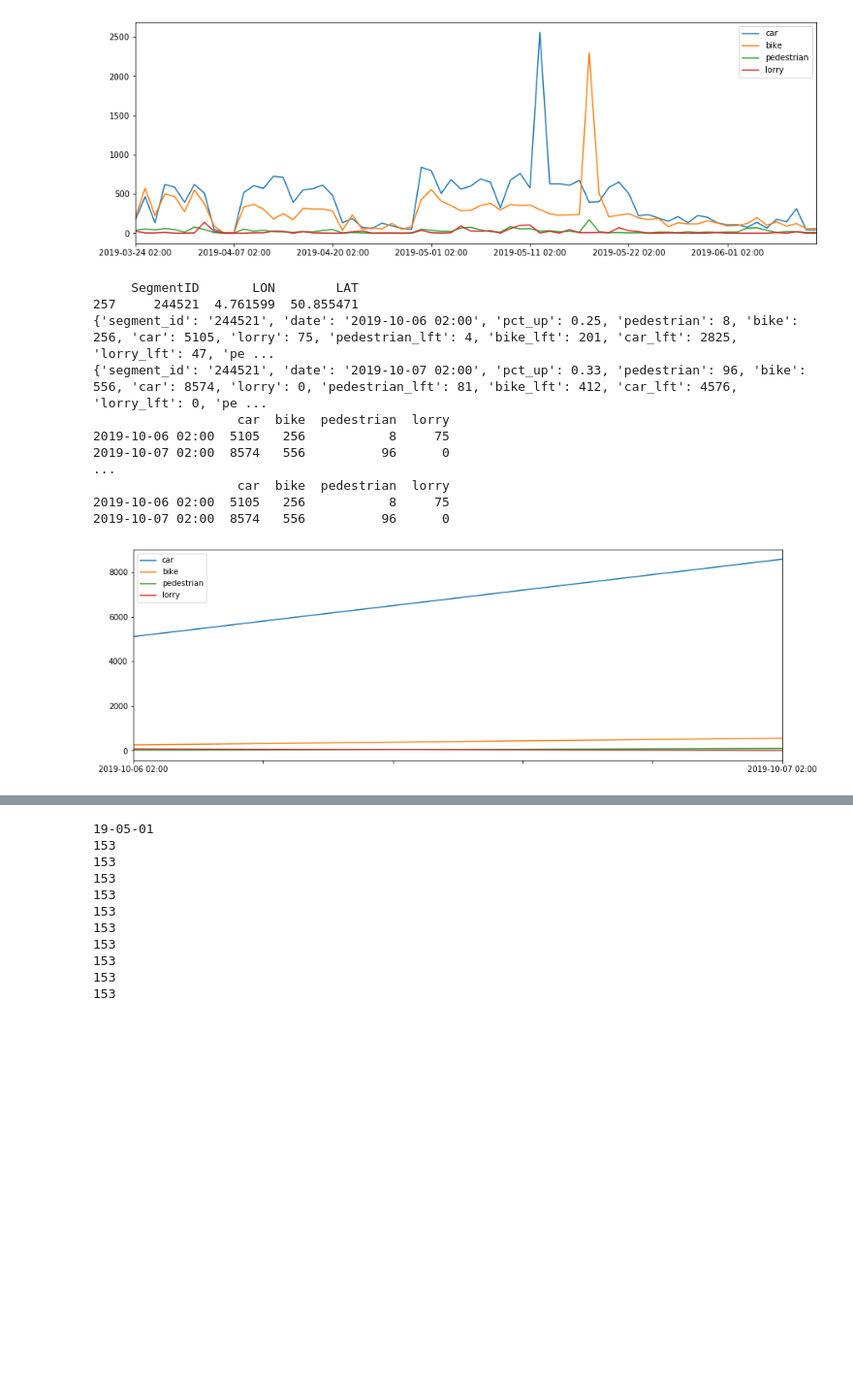
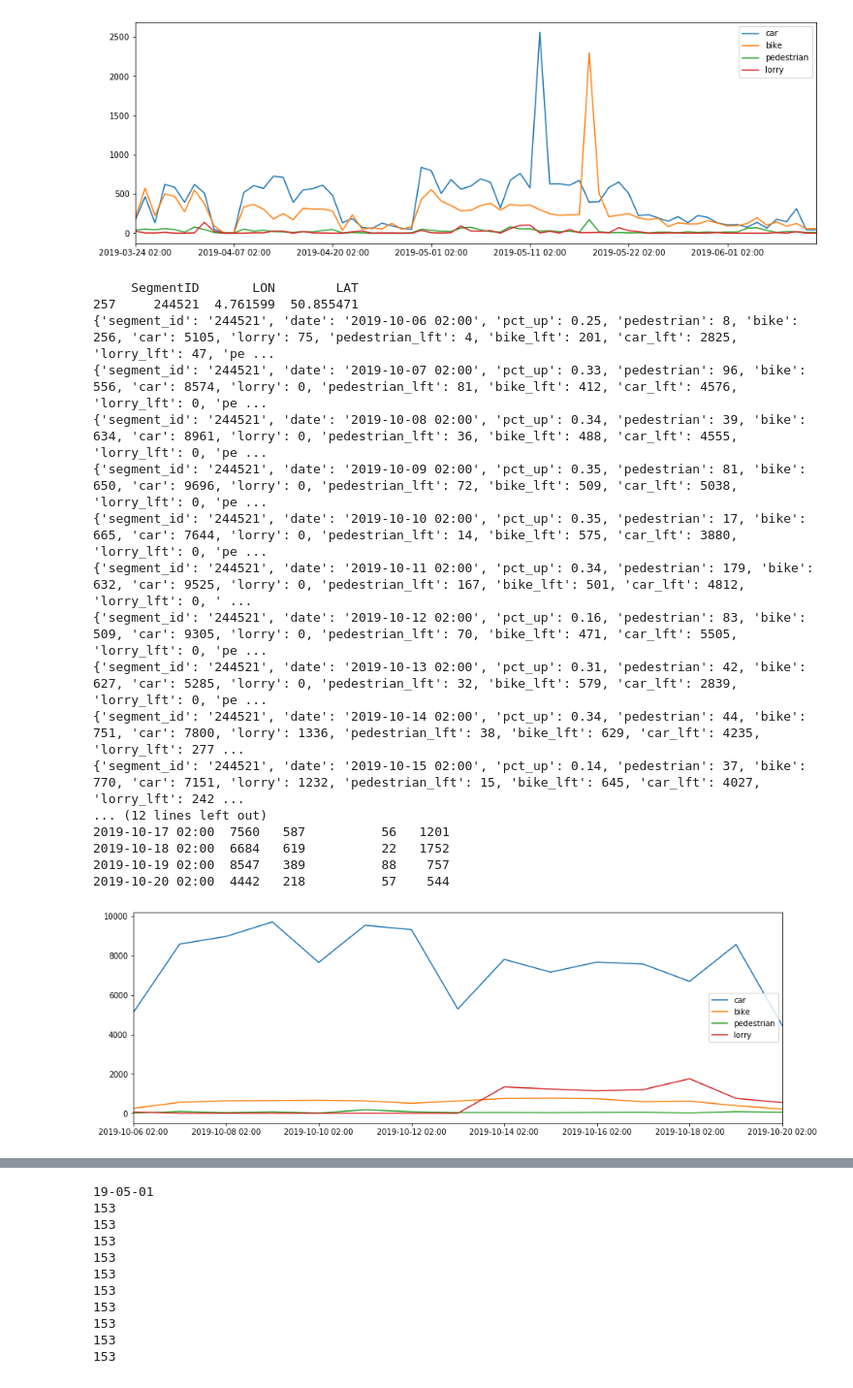
Before and after one commit to eoguzinci/KUL_Datathon_Laqua, a Jupyter notebook: Telraam/main.ipynb, the cells around one changed output, grey strips where cells are left out. Shown at 97% size. Cells and saved outputs as stored; diff of their text form; code cells hidden in the pictures; blank space fills up the shorter version.

Commit message:
traffic visualization updated

```diff
--- a/Telraam/main.ipynb
+++ b/Telraam/main.ipynb
@@ -262,39 +262,47 @@ dfsegment.plot(figsize=(15,5));
 # %%
 # read segment info from the reports
 i = 0
 print(LeuvenSegmentCoordinates[LeuvenSegmentCoordinates['SegmentID']==LeuvenSegmentIDs[i]])
 url = "https://telraam-api.net/v0/reports/" + str(LeuvenSegmentIDs[i])
-param = "{\n    \"time_start\": \"2019-10-06 00:01\",\n    \"time_end\": \"2019-10-07 23:59\",\n    \"level\": \"segments\",\n    \"format\": \"per-day\"\n}"
+day_start = "2019-10-06"
+day_end = "2019-10-20"
+param = "{\n    \"time_start\": \""+day_start+" 00:01\",\n    \"time_end\": \""+day_end+" 23:59\",\n    \"level\": \"segments\",\n    \"format\": \"per-day\"\n}"
 headers = {'Content-Type': 'application/json'}
 r = requests.request("POST", url, headers=headers,data = param)
 # print(r.json())
 
 # vehicle info data frame
 dfsegment = pd.DataFrame()
 for i in np.arange(0,len((r.json()['report'][:]))):
     info = r.json()['report'][i]
     print(info)
 #     df_info = pd.DataFrame({'car':info['car'],'bike':info['bike']},index=[info['date']])
     df_info = pd.DataFrame({'car':info['car'],'bike':info['bike'],'pedestrian':info['pedestrian'],'lorry':info['lorry']},index=[info['date']])
     dfsegment = pd.concat([dfsegment,df_info],axis=0)
 
 print(dfsegment.head(4))
 print('...')
 print(dfsegment.tail(4))
 dfsegment.plot(figsize=(15,5));
 # %% [output]
      SegmentID       LON        LAT
 257     244521  4.761599  50.855471
 {'segment_id': '244521', 'date': '2019-10-06 02:00', 'pct_up': 0.25, 'pedestrian': 8, 'bike': 256, 'car': 5105, 'lorry': 75, 'pedestrian_lft': 4, 'bike_lft': 201, 'car_lft': 2825, 'lorry_lft': 47, 'pe ...
 {'segment_id': '244521', 'date': '2019-10-07 02:00', 'pct_up': 0.33, 'pedestrian': 96, 'bike': 556, 'car': 8574, 'lorry': 0, 'pedestrian_lft': 81, 'bike_lft': 412, 'car_lft': 4576, 'lorry_lft': 0, 'pe ...
-                   car  bike  pedestrian  lorry
-2019-10-06 02:00  5105   256           8     75
-2019-10-07 02:00  8574   556          96      0
-...
-                   car  bike  pedestrian  lorry
-2019-10-06 02:00  5105   256           8     75
-2019-10-07 02:00  8574   556          96      0
+{'segment_id': '244521', 'date': '2019-10-08 02:00', 'pct_up': 0.34, 'pedestrian': 39, 'bike': 634, 'car': 8961, 'lorry': 0, 'pedestrian_lft': 36, 'bike_lft': 488, 'car_lft': 4555, 'lorry_lft': 0, 'pe ...
+{'segment_id': '244521', 'date': '2019-10-09 02:00', 'pct_up': 0.35, 'pedestrian': 81, 'bike': 650, 'car': 9696, 'lorry': 0, 'pedestrian_lft': 72, 'bike_lft': 509, 'car_lft': 5038, 'lorry_lft': 0, 'pe ...
+{'segment_id': '244521', 'date': '2019-10-10 02:00', 'pct_up': 0.35, 'pedestrian': 17, 'bike': 665, 'car': 7644, 'lorry': 0, 'pedestrian_lft': 14, 'bike_lft': 575, 'car_lft': 3880, 'lorry_lft': 0, 'pe ...
+{'segment_id': '244521', 'date': '2019-10-11 02:00', 'pct_up': 0.34, 'pedestrian': 179, 'bike': 632, 'car': 9525, 'lorry': 0, 'pedestrian_lft': 167, 'bike_lft': 501, 'car_lft': 4812, 'lorry_lft': 0, ' ...
+{'segment_id': '244521', 'date': '2019-10-12 02:00', 'pct_up': 0.16, 'pedestrian': 83, 'bike': 509, 'car': 9305, 'lorry': 0, 'pedestrian_lft': 70, 'bike_lft': 471, 'car_lft': 5505, 'lorry_lft': 0, 'pe ...
+{'segment_id': '244521', 'date': '2019-10-13 02:00', 'pct_up': 0.31, 'pedestrian': 42, 'bike': 627, 'car': 5285, 'lorry': 0, 'pedestrian_lft': 32, 'bike_lft': 579, 'car_lft': 2839, 'lorry_lft': 0, 'pe ...
+{'segment_id': '244521', 'date': '2019-10-14 02:00', 'pct_up': 0.34, 'pedestrian': 44, 'bike': 751, 'car': 7800, 'lorry': 1336, 'pedestrian_lft': 38, 'bike_lft': 629, 'car_lft': 4235, 'lorry_lft': 277 ...
+{'segment_id': '244521', 'date': '2019-10-15 02:00', 'pct_up': 0.14, 'pedestrian': 37, 'bike': 770, 'car': 7151, 'lorry': 1232, 'pedestrian_lft': 15, 'bike_lft': 645, 'car_lft': 4027, 'lorry_lft': 242 ...
+... (12 lines left out)
+2019-10-17 02:00  7560   587          56   1201
+2019-10-18 02:00  6684   619          22   1752
+2019-10-19 02:00  8547   389          88    757
+2019-10-20 02:00  4442   218          57    544
-[figure, old version]
+[figure, new version]
 # %%
 dfAllSegment = pd.DataFrame()
 print(len(LeuvenSegmentIDs))
```
Also changed, not shown: parts of 4 cells of this notebook.
